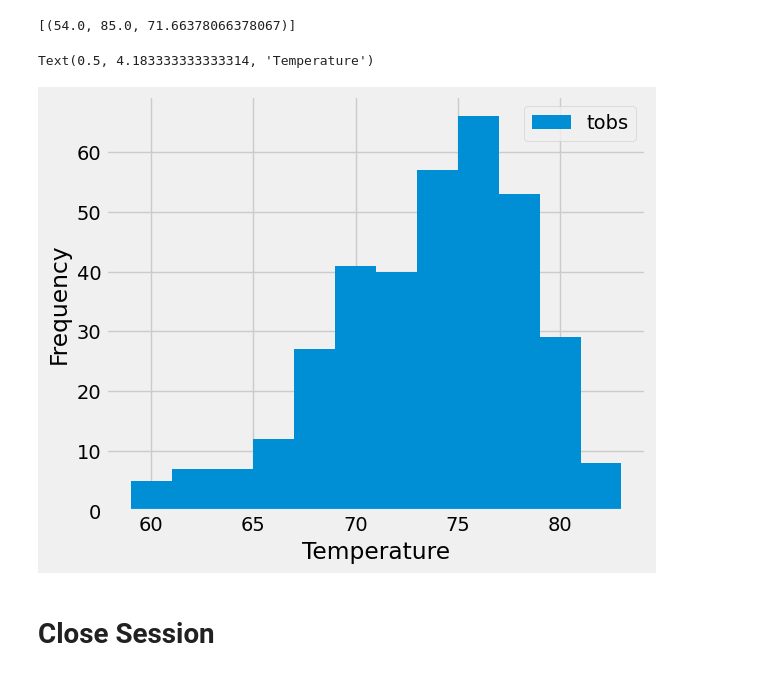
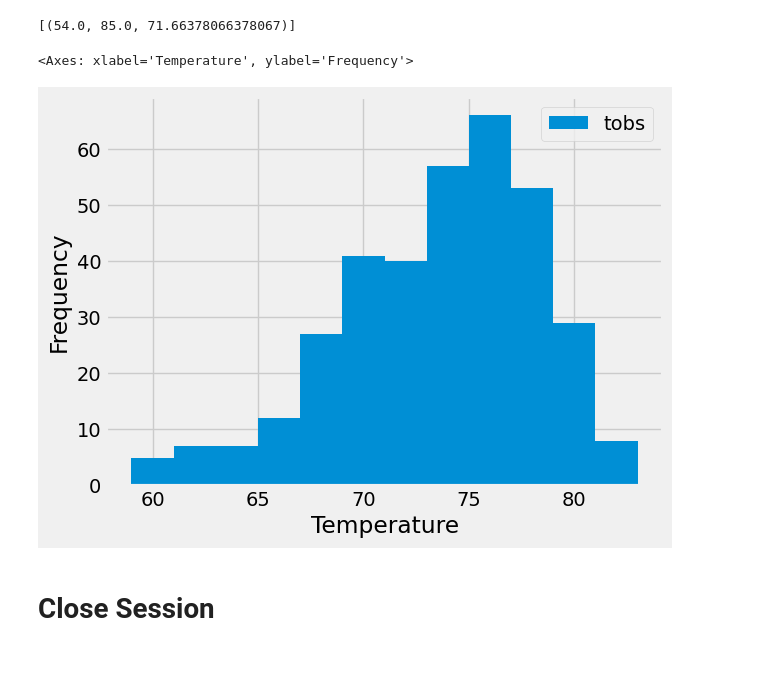
Before and after one commit to jonahkopp/sqlalchemy-challenge, a Jupyter notebook: SurfsUp/climate_starter.ipynb, the cells around one changed output. Saved outputs shown, nothing was run; the diff lists cells and outputs as text; code cells hidden in the pictures.

```diff
--- a/SurfsUp/climate_starter.ipynb
+++ b/SurfsUp/climate_starter.ipynb
@@ -45,18 +47,23 @@ session = Session(engine)
 # %%
 # Design a query to retrieve the last 12 months of precipitation data and plot the results.
 # Starting from the most recent data point in the database.
+max_date = dt.datetime(2017,8,23)
 
 # Calculate the date one year from the last date in data set.
 
+# NOTE: normally I would do 365 days here, but 366 is required to match the existing charts/tables in the starter code.
+# I believe it used a 12 month offset rather than an exact 365 day offset.
+min_date = max_date - dt.timedelta(days=366)
 
 # Perform a query to retrieve the data and precipitation scores
-
+results = session.query(measurement.date,measurement.prcp).filter(measurement.date >= min_date, measurement.date <= max_date).all()
 
 # Save the query results as a Pandas DataFrame. Explicitly set the column names
-
+results_df = pd.DataFrame(results,columns=['date','precipitation'])
 
 # Sort the dataframe by date
-
+results_df = results_df.sort_values('date')
 
 # Use Pandas Plotting with Matplotlib to plot the data
+results_df.plot(kind='line',x='date',xlabel='Date',rot=90,ylabel='Inches')
 # %% [output]
@@ -100,9 +114,18 @@ Text(0, 0.5, 'Inches')
 # %%
 # Using the most active station id
 # Query the last 12 months of temperature observation data for this station and plot the results as a histogram
+
+# Perform a query to retrieve the date and temps
+temp_results = session.query(measurement.date,measurement.tobs).filter(measurement.date >= min_date, measurement.date <= max_date, measurement.station == 'USC00519281').all()
+
+# Save the query results as a Pandas DataFrame. Explicitly set the column names
+temp_results_df = pd.DataFrame(temp_results,columns=['date','tobs'])
+
+# Use Pandas Plotting with Matplotlib to plot the data
+temp_results_df.plot.hist(bins=12,xlabel='Temperature')
 # %% [output]
-Text(0.5, 4.183333333333314, 'Temperature')
+<Axes: xlabel='Temperature', ylabel='Frequency'>
-[figure, old version]
+[figure, new version]
 # %% [markdown]
 # Close Session
 # %%
```
Also changed, not shown: parts of 6 cells of this notebook.
